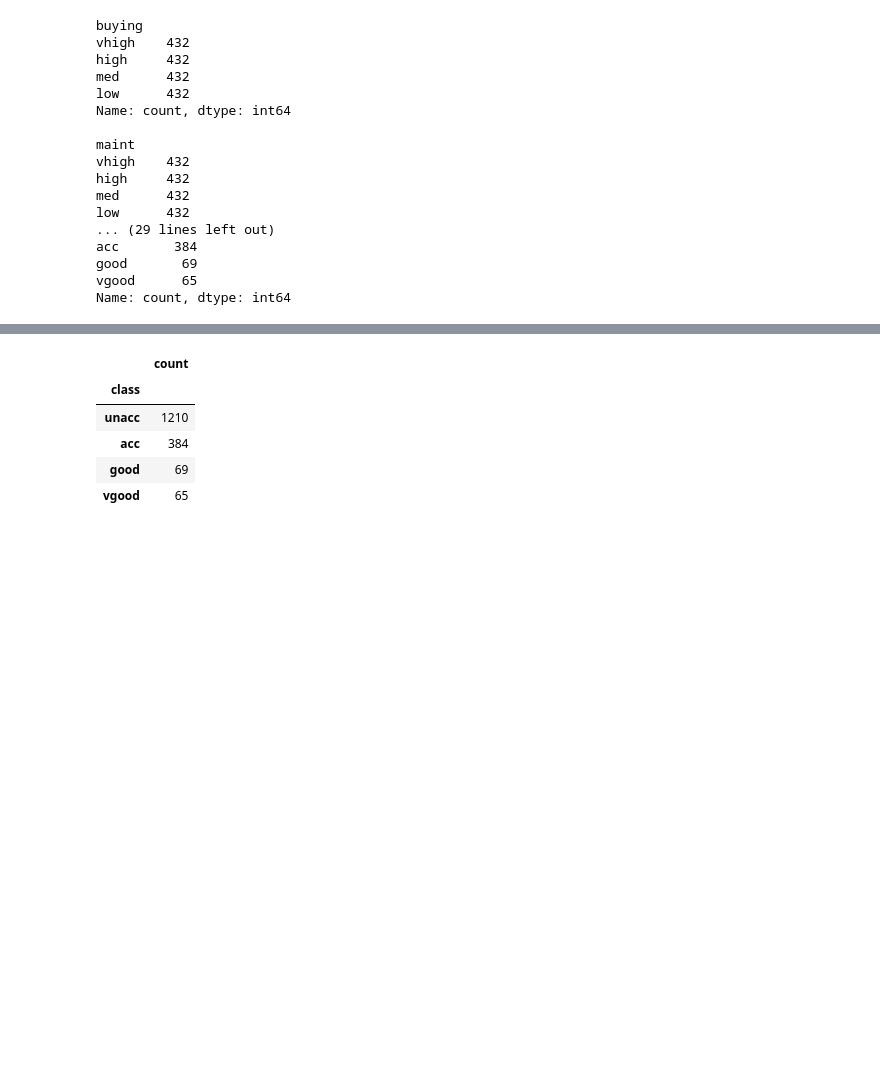
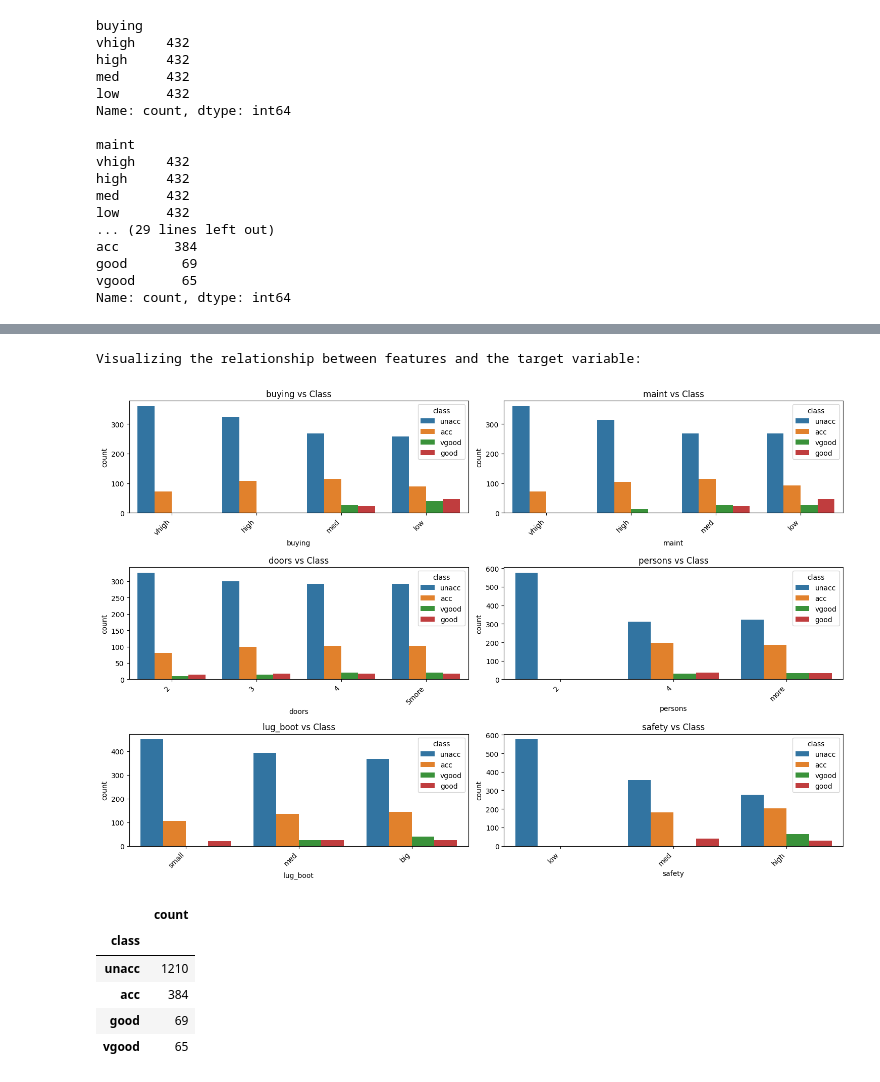
Before and after one commit to ut-si-ch/Car-Evaluation-using-Tree-Based-Classification-Models, a Jupyter notebook: ML_Tree_Based_Models.ipynb, the cells around one changed output, grey strips where cells are left out. Saved outputs shown, nothing was run; the diff lists cells and outputs as text; code cells hidden in the pictures; blank space fills up the shorter version.

```diff
--- a/ML_Tree_Based_Models.ipynb
+++ b/ML_Tree_Based_Models.ipynb
@@ -70,3 +90,17 @@ Name: count, dtype: int64
+# %%
+# Visualize the relationship between features and the target variable 'class'
+print("\nVisualizing the relationship between features and the target variable:")
+plt.figure(figsize=(15, 10))
+for i, col in enumerate(cols[:-1]): # Exclude 'class' as it's the target
+    plt.subplot(3, 2, i + 1)
+    sns.countplot(x=col, hue='class', data=df)
+    plt.title(f'{col} vs Class')
+    plt.xticks(rotation=45, ha='right')
+plt.tight_layout()
+plt.show()
+# %% [output]
+Visualizing the relationship between features and the target variable:
+[figure, added]
 # %%
 # Explore class variable and get value counts of it.
 df['class'].value_counts()
```
Also changed, not shown: parts of 4 cells of this notebook.
